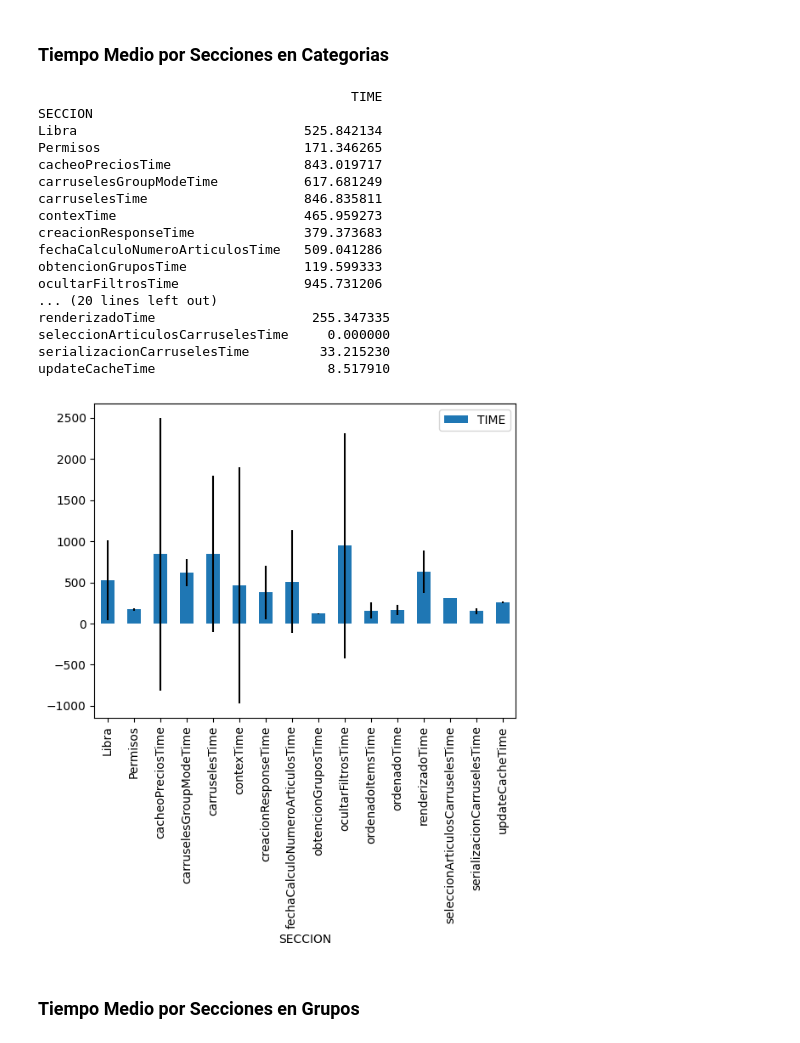
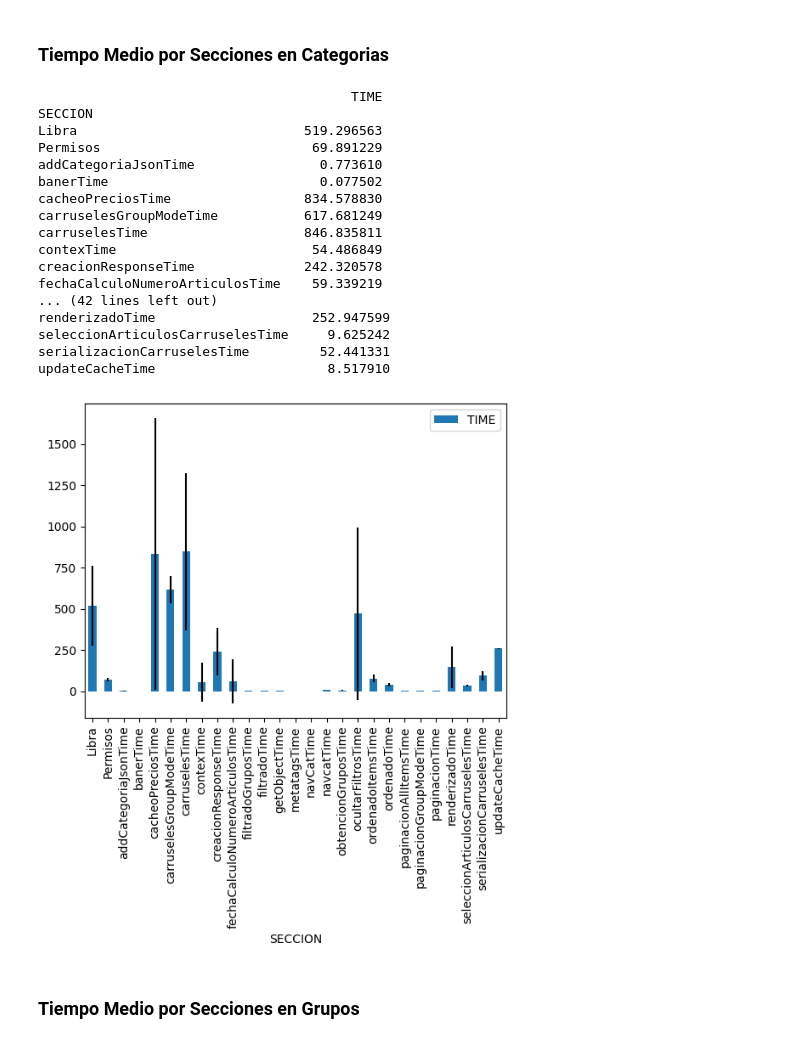
Before and after one commit to JavierBrenlla/pandas, a Jupyter notebook: rendimientosegundaversion.ipynb, the cells around one changed output. Saved outputs shown, nothing was run; the diff lists cells and outputs as text; code cells hidden in the pictures.

```diff
--- a/rendimientosegundaversion.ipynb
+++ b/rendimientosegundaversion.ipynb
@@ -47,33 +51,46 @@ grupo      1962.343126
 # %% [markdown]
 ### Tiempo Medio por Secciones en Categorias
 # %%
-categoria = df[df["VISTA"] == "categoria"]
+""" categoria = df[df["VISTA"] == "categoria"]
 
-categoria_filtrado = categoria[(categoria["TIME"] > 100) & (categoria["SECCION"] != "Renderizado")]
+categoria_filtrado = categoria[(categoria["SECCION"] != "Renderizado") & (categoria["SECCION"] != "Datos")]
 
-categoria_filtrado.groupby("SECCION").mean().plot(kind = "bar", yerr = categoria_filtrado.groupby("SECCION").std())
+categoria_filtrado.groupby("SECCION").mean().plot(kind = "bar", yerr = categoria_filtrado.groupby("SECCION").std() / 2)
 
 print(categoria_filtrado.groupby("SECCION").mean())
 print(categoria_filtrado.groupby("SECCION").std(ddof=0))
+
+ """
+
+df = df.dropna()
+
+categoria = df[df["VISTA"] == "categoria"]
+
+categoria_filtrado = categoria[(categoria["SECCION"] != "Renderizado") & (categoria["SECCION"] != "Datos")]
+
+categoria_filtrado.groupby("SECCION").mean().plot(kind = "bar", yerr = categoria_filtrado.groupby("SECCION").std() / 2)
+
+print(categoria_filtrado.groupby("SECCION").mean())
+print(categoria_filtrado.groupby("SECCION").std(ddof=0))
 # %% [output]
                                         TIME
 SECCION
-Libra                             525.842134
-Permisos                          171.346265
-cacheoPreciosTime                 843.019717
+Libra                             519.296563
+Permisos                           69.891229
+addCategoriaJsonTime                0.773610
+banerTime                           0.077502
+cacheoPreciosTime                 834.578830
 carruselesGroupModeTime           617.681249
 carruselesTime                    846.835811
-contexTime                        465.959273
-creacionResponseTime              379.373683
-fechaCalculoNumeroArticulosTime   509.041286
-obtencionGruposTime               119.599333
-ocultarFiltrosTime                945.731206
-... (20 lines left out)
-renderizadoTime                    255.347335
-seleccionArticulosCarruselesTime     0.000000
-serializacionCarruselesTime         33.215230
+contexTime                         54.486849
+creacionResponseTime              242.320578
+fechaCalculoNumeroArticulosTime    59.339219
+... (42 lines left out)
+renderizadoTime                    252.947599
+seleccionArticulosCarruselesTime     9.625242
+serializacionCarruselesTime         52.441331
 updateCacheTime                      8.517910
-[figure, old version]
+[figure, new version]
 # %% [markdown]
 ### Tiempo Medio por Secciones en Grupos
 # %%
```
Also changed, not shown: parts of 8 cells of this notebook, 1 other file.
